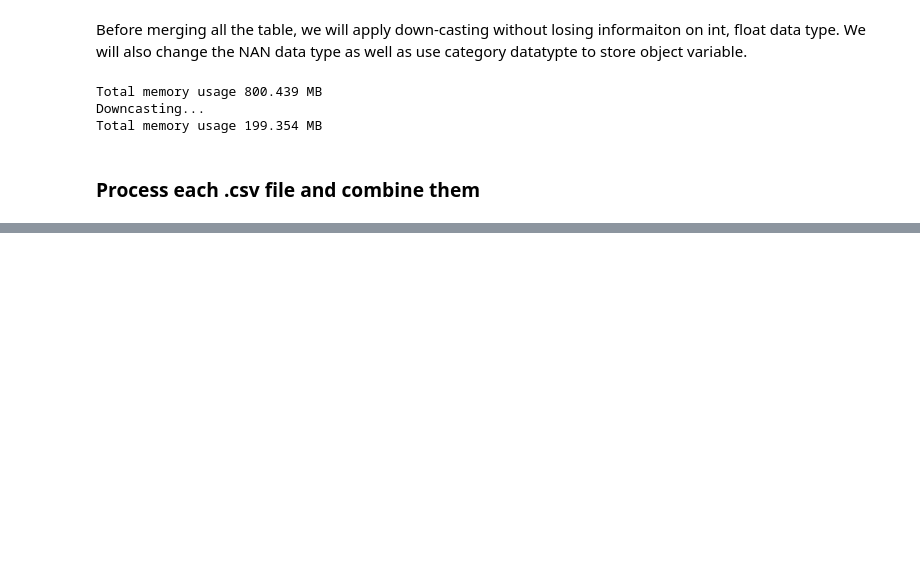
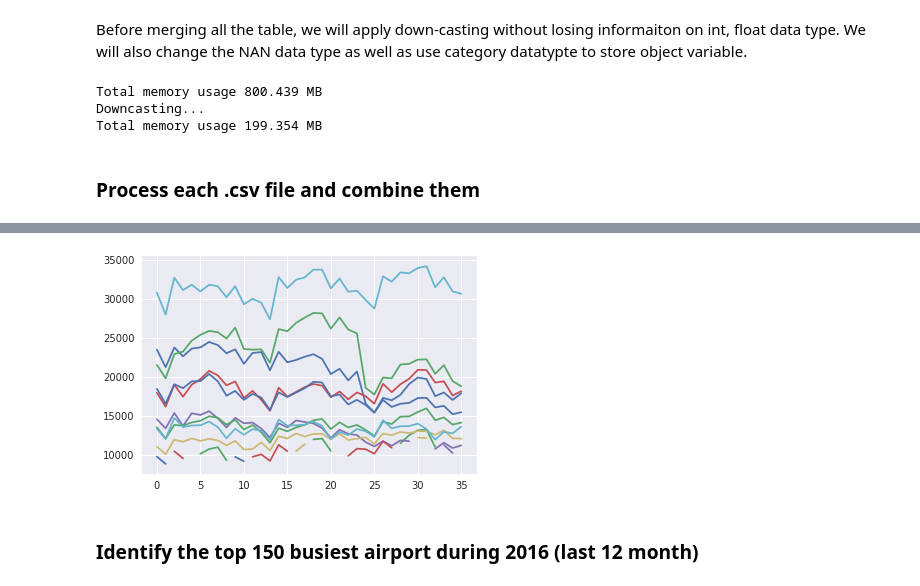
Before and after one commit to ShuangLiBCM/ML_projects, a Jupyter notebook: MindStrong_interview/MS_solutions2.ipynb, the cells around one changed output, grey strips where cells are left out. Cells and saved outputs as stored; diff of their text form; code cells hidden in the pictures; blank space fills up the shorter version.

```diff
--- a/MindStrong_interview/MS_solutions2.ipynb
+++ b/MindStrong_interview/MS_solutions2.ipynb
@@ -176,0 +224,8 @@ memory usage: 16.2 MB
+# %%
+yy_m, top10_arr = findBusyAirport(data, 'DestAirportID', topn=10)
+for key in top10_arr.keys():
+    plt.plot(top10_arr[key], '-')
+# %% [output]
+[figure, added]
+# %% [markdown]
+### Identify the top 150 busiest airport during 2016 (last 12 month)
```
Also changed, not shown: parts of 14 cells of this notebook, 1 other file.
